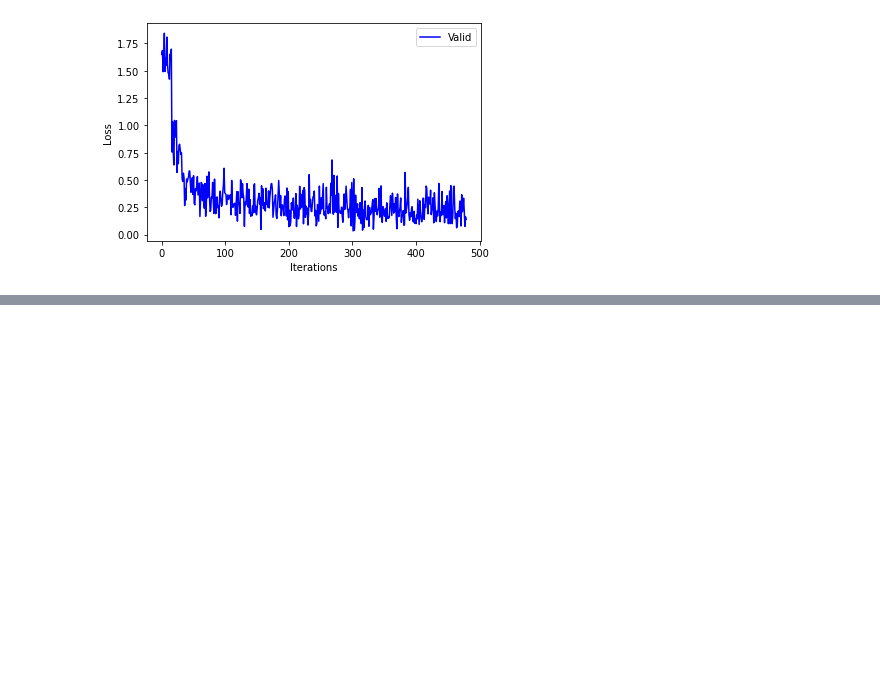
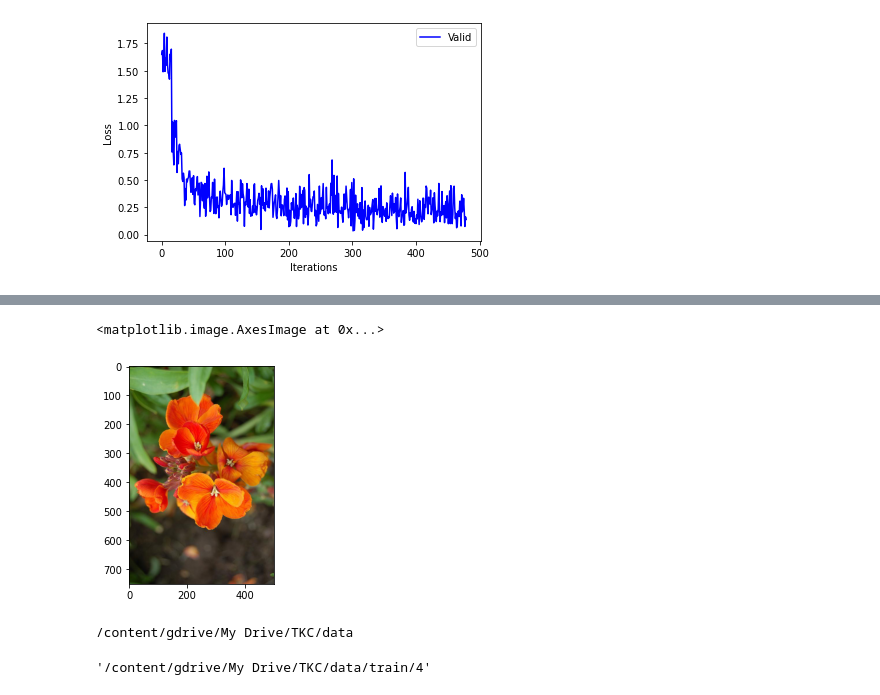
Before and after one commit to MuhammadAinurR/TugasBesarTKC, a Jupyter notebook: image_retreival_project/CBIR.ipynb, the cells around one changed output, grey strips where cells are left out. Drawn from its saved outputs; the diff is of its cells as text; code cells hidden in the pictures; blank space fills up the shorter version.

```diff
--- a/image_retreival_project/CBIR.ipynb
+++ b/image_retreival_project/CBIR.ipynb
@@ -823,0 +932,24 @@ import csv
+# %%
+from keras.preprocessing.image import image
+img0 = image.load_img('train/45/image_01091.jpg')
+img1 = image.load_img('train/45/image_01092.jpg')
+img2 = image.load_img('train/45/image_01093.jpg')
+img3 = image.load_img('train/45/image_01094.jpg')
+img4 = image.load_img('train/45/image_01095.jpg')
+img5 = image.load_img('train/45/image_01096.jpg')
+img6 = image.load_img('train/45/image_01097.jpg')
+img7 = image.load_img('train/45/image_01098.jpg')
+img8 = image.load_img('train/45/image_01099.jpg')
+img9 = image.load_img('train/45/image_01100.jpg')
+plt.imshow(img9)
+# %% [output]
+<matplotlib.image.AxesImage at 0x...>
+[figure, added]
+# %%
+cd ..
+# %% [output]
+/content/gdrive/My Drive/TKC/data
+# %%
+pwd
+# %% [output]
+'/content/gdrive/My Drive/TKC/data/train/4'
```
Also changed, not shown: parts of 15 cells of this notebook.
